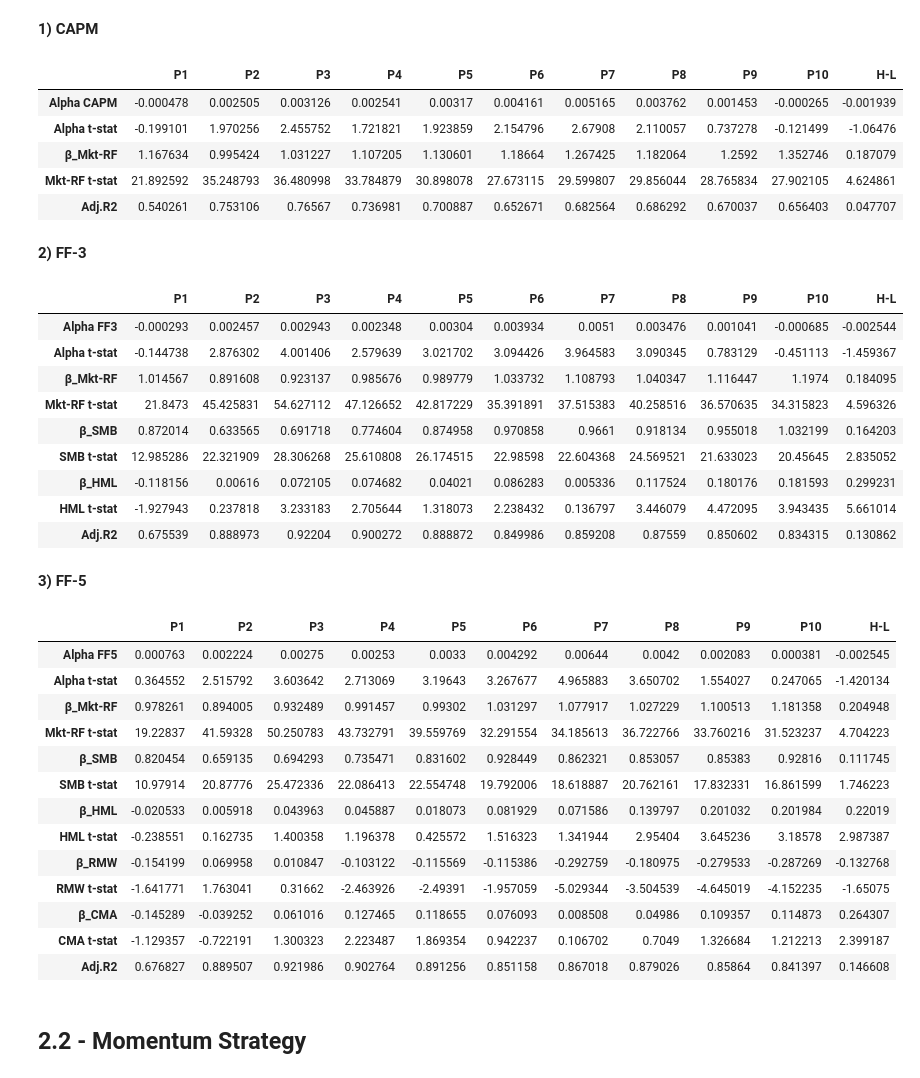
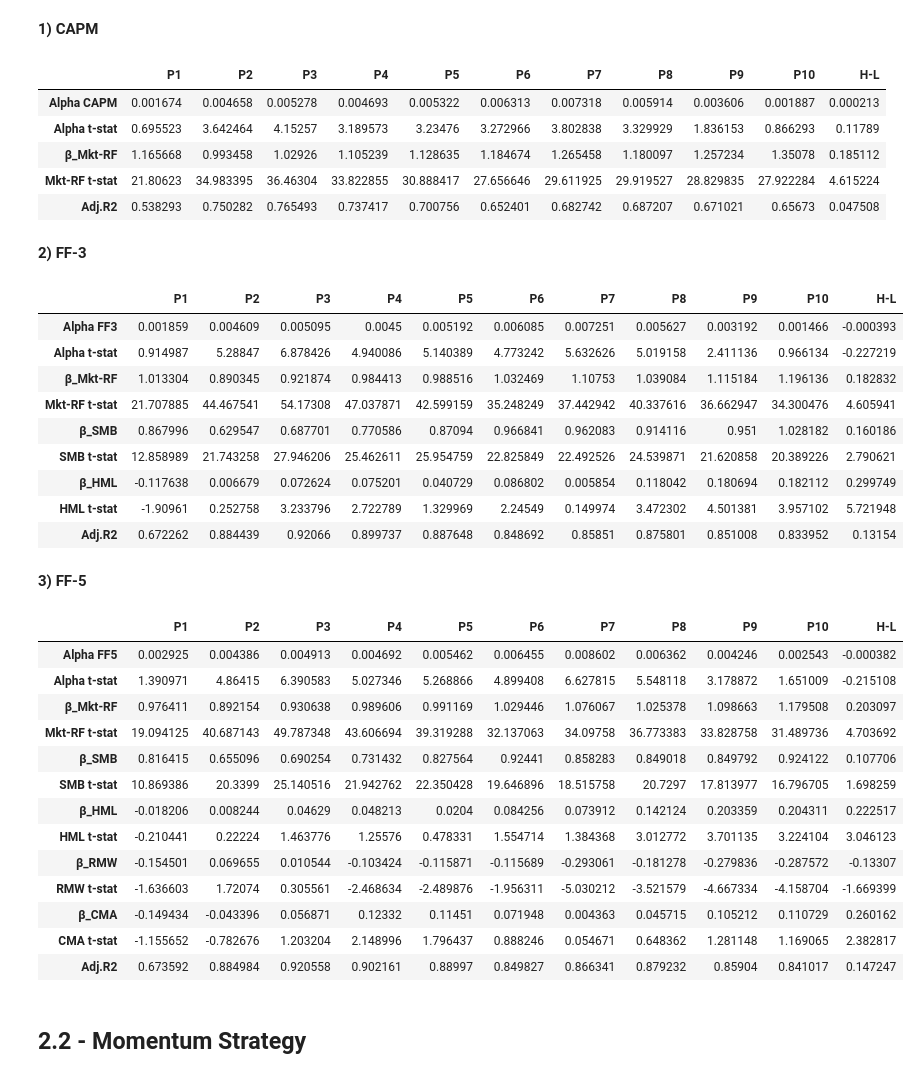
Before and after one commit to Berga20/AdvInv-Project, a Jupyter notebook: Coding_equallyweighted.ipynb, the cells around one changed output. Drawn from its saved outputs; the diff is of its cells as text; code cells hidden in the pictures.

```diff
--- a/Coding_equallyweighted.ipynb
+++ b/Coding_equallyweighted.ipynb
@@ -40,7 +41,7 @@ FF_data = FF_data.drop("dateff", axis=1)
 FF_data.index = pd.to_datetime(FF_data.index, format="%Y-%m-%d").to_period('M')
 FF_data.rename_axis('date', inplace=True)
 # %%
-Acc_Data = pd.read_csv("Data/Acc_Data2.csv", header=0)
+Acc_Data = pd.read_csv("Data/Acc_Data.csv", header=0)
 Acc_Data = Acc_Data.rename(columns={'LPERMNO': 'PERMNO'})
 Acc_Data = Acc_Data.rename(columns={'datadate': 'date'})
 Acc_Data.drop_duplicates(subset=['PERMNO', 'date'], inplace=True, ignore_index=True)
@@ -329,11 +330,11 @@ Acc_Data
 | 236394 | 351038 | 2022 | INDL | C | D | STD | USD | 1.5282 | 0.000 | 0.000 | -3.90 | ... |
 236395 rows × 18 columns
 # %%
-portfolio_df = compute_deciles_port_equally(merged_df)
-portfolio_df['H-L'] = portfolio_df['P10'] - portfolio_df['P1']
-portfolio_df.index = pd.to_datetime(portfolio_df.index, format="%Y-%m-%d").to_period('M')
-portfolio_df = portfolio_df["1990":]
-portfolio_df
+portfolio_Q = compute_deciles_port_equally(merged_df)
+portfolio_Q['H-L'] = portfolio_Q['P10'] - portfolio_Q['P1']
+portfolio_Q.index = pd.to_datetime(portfolio_Q.index, format="%Y-%m-%d").to_period('M')
+portfolio_Q = portfolio_Q["1990":]
+portfolio_Q
 # %% [output]
 |  | P1 | P2 | P3 | P4 | P5 | P6 | P7 | P8 | P9 | P10 | H-L |
 | date |  |  |  |  |  |  |  |  |  |  |  |
@@ -355,7 +356,7 @@ portfolio_df
 After forming the portfolios, we first compute excess returns (by subtracting the rf column of the FF data) and then merge the two dataframes in a single one.
 # %%
 rf = FF_data['rf']
-portfolio_df = portfolio_df.sub(rf, axis=0)
+portfolio_df = portfolio_Q.sub(rf, axis=0)
 portfolio_df
 
 Quality_FF = pd.concat([portfolio_df, FF_data], axis=1)
@@ -484,15 +402,15 @@ def CAPM_regression(portfolio_df, Quality_FF):
 
     return regression_results_CAPM
 # %%
-CAPM_Quality = CAPM_regression(portfolio_df,Quality_FF)
+CAPM_Quality = CAPM_regression(portfolio_Q, Quality_FF)
 CAPM_Quality
 # %% [output]
 |  | P1 | P2 | P3 | P4 | P5 | P6 | P7 | P8 | P9 | P10 | H-L |
-| Alpha CAPM | -0.000478 | 0.002505 | 0.003126 | 0.002541 | 0.00317 | 0.004161 | 0.005165 | 0.003762 | 0.001453 | -0.000265 | -0.001939 |
-| Alpha t-stat | -0.199101 | 1.970256 | 2.455752 | 1.721821 | 1.923859 | 2.154796 | 2.67908 | 2.110057 | 0.737278 | -0.121499 | -1.06476 |
-| β_Mkt-RF | 1.167634 | 0.995424 | 1.031227 | 1.107205 | 1.130601 | 1.18664 | 1.267425 | 1.182064 | 1.2592 | 1.352746 | 0.187079 |
-| Mkt-RF t-stat | 21.892592 | 35.248793 | 36.480998 | 33.784879 | 30.898078 | 27.673115 | 29.599807 | 29.856044 | 28.765834 | 27.902105 | 4.624861 |
-| Adj.R2 | 0.540261 | 0.753106 | 0.76567 | 0.736981 | 0.700887 | 0.652671 | 0.682564 | 0.686292 | 0.670037 | 0.656403 | 0.047707 |
+| Alpha CAPM | 0.001674 | 0.004658 | 0.005278 | 0.004693 | 0.005322 | 0.006313 | 0.007318 | 0.005914 | 0.003606 | 0.001887 | 0.000213 |
+| Alpha t-stat | 0.695523 | 3.642464 | 4.15257 | 3.189573 | 3.23476 | 3.272966 | 3.802838 | 3.329929 | 1.836153 | 0.866293 | 0.11789 |
+| β_Mkt-RF | 1.165668 | 0.993458 | 1.02926 | 1.105239 | 1.128635 | 1.184674 | 1.265458 | 1.180097 | 1.257234 | 1.35078 | 0.185112 |
+| Mkt-RF t-stat | 21.80623 | 34.983395 | 36.46304 | 33.822855 | 30.888417 | 27.656646 | 29.611925 | 29.919527 | 28.829835 | 27.922284 | 4.615224 |
+| Adj.R2 | 0.538293 | 0.750282 | 0.765493 | 0.737417 | 0.700756 | 0.652401 | 0.682742 | 0.687207 | 0.671021 | 0.65673 | 0.047508 |
 # %% [markdown]
 **2) FF-3**
 # %%
@@ -522,19 +440,19 @@ def FF3_regression(portfolio_df, Quality_FF):
 
     return regression_results_FF3
 # %%
-FF3_Quality = FF3_regression(portfolio_df, Quality_FF)
+FF3_Quality = FF3_regression(portfolio_Q, Quality_FF)
 FF3_Quality
 # %% [output]
 |  | P1 | P2 | P3 | P4 | P5 | P6 | P7 | P8 | P9 | P10 | H-L |
-| Alpha FF3 | -0.000293 | 0.002457 | 0.002943 | 0.002348 | 0.00304 | 0.003934 | 0.0051 | 0.003476 | 0.001041 | -0.000685 | -0.002544 |
-| Alpha t-stat | -0.144738 | 2.876302 | 4.001406 | 2.579639 | 3.021702 | 3.094426 | 3.964583 | 3.090345 | 0.783129 | -0.451113 | -1.459367 |
-| β_Mkt-RF | 1.014567 | 0.891608 | 0.923137 | 0.985676 | 0.989779 | 1.033732 | 1.108793 | 1.040347 | 1.116447 | 1.1974 | 0.184095 |
-| Mkt-RF t-stat | 21.8473 | 45.425831 | 54.627112 | 47.126652 | 42.817229 | 35.391891 | 37.515383 | 40.258516 | 36.570635 | 34.315823 | 4.596326 |
-| β_SMB | 0.872014 | 0.633565 | 0.691718 | 0.774604 | 0.874958 | 0.970858 | 0.9661 | 0.918134 | 0.955018 | 1.032199 | 0.164203 |
-| SMB t-stat | 12.985286 | 22.321909 | 28.306268 | 25.610808 | 26.174515 | 22.98598 | 22.604368 | 24.569521 | 21.633023 | 20.45645 | 2.835052 |
-| β_HML | -0.118156 | 0.00616 | 0.072105 | 0.074682 | 0.04021 | 0.086283 | 0.005336 | 0.117524 | 0.180176 | 0.181593 | 0.299231 |
-| HML t-stat | -1.927943 | 0.237818 | 3.233183 | 2.705644 | 1.318073 | 2.238432 | 0.136797 | 3.446079 | 4.472095 | 3.943435 | 5.661014 |
-| Adj.R2 | 0.675539 | 0.888973 | 0.92204 | 0.900272 | 0.888872 | 0.849986 | 0.859208 | 0.87559 | 0.850602 | 0.834315 | 0.130862 |
+| Alpha FF3 | 0.001859 | 0.004609 | 0.005095 | 0.0045 | 0.005192 | 0.006085 | 0.007251 | 0.005627 | 0.003192 | 0.001466 | -0.000393 |
+| Alpha t-stat | 0.914987 | 5.28847 | 6.878426 | 4.940086 | 5.140389 | 4.773242 | 5.632626 | 5.019158 | 2.411136 | 0.966134 | -0.227219 |
+| β_Mkt-RF | 1.013304 | 0.890345 | 0.921874 | 0.984413 | 0.988516 | 1.032469 | 1.10753 | 1.039084 | 1.115184 | 1.196136 | 0.182832 |
+| Mkt-RF t-stat | 21.707885 | 44.467541 | 54.17308 | 47.037871 | 42.599159 | 35.248249 | 37.442942 | 40.337616 | 36.662947 | 34.300476 | 4.605941 |
+| β_SMB | 0.867996 | 0.629547 | 0.687701 | 0.770586 | 0.87094 | 0.966841 | 0.962083 | 0.914116 | 0.951 | 1.028182 | 0.160186 |
+| SMB t-stat | 12.858989 | 21.743258 | 27.946206 | 25.462611 | 25.954759 | 22.825849 | 22.492526 | 24.539871 | 21.620858 | 20.389226 | 2.790621 |
+| β_HML | -0.117638 | 0.006679 | 0.072624 | 0.075201 | 0.040729 | 0.086802 | 0.005854 | 0.118042 | 0.180694 | 0.182112 | 0.299749 |
+| HML t-stat | -1.90961 | 0.252758 | 3.233796 | 2.722789 | 1.329969 | 2.24549 | 0.149974 | 3.472302 | 4.501381 | 3.957102 | 5.721948 |
+| Adj.R2 | 0.672262 | 0.884439 | 0.92066 | 0.899737 | 0.887648 | 0.848692 | 0.85851 | 0.875801 | 0.851008 | 0.833952 | 0.13154 |
 # %% [markdown]
 **3) FF-5**
 # %%
@@ -568,23 +486,23 @@ def FF5_regression(portfolio_df, Quality_FF):
 
     return regression_results_FF5
 # %%
-FF5_Quality = FF5_regression(portfolio_df, Quality_FF)
+FF5_Quality = FF5_regression(portfolio_Q, Quality_FF)
 FF5_Quality
 # %% [output]
 |  | P1 | P2 | P3 | P4 | P5 | P6 | P7 | P8 | P9 | P10 | H-L |
-| Alpha FF5 | 0.000763 | 0.002224 | 0.00275 | 0.00253 | 0.0033 | 0.004292 | 0.00644 | 0.0042 | 0.002083 | 0.000381 | -0.002545 |
-| Alpha t-stat | 0.364552 | 2.515792 | 3.603642 | 2.713069 | 3.19643 | 3.267677 | 4.965883 | 3.650702 | 1.554027 | 0.247065 | -1.420134 |
-| β_Mkt-RF | 0.978261 | 0.894005 | 0.932489 | 0.991457 | 0.99302 | 1.031297 | 1.077917 | 1.027229 | 1.100513 | 1.181358 | 0.204948 |
-| Mkt-RF t-stat | 19.22837 | 41.59328 | 50.250783 | 43.732791 | 39.559769 | 32.291554 | 34.185613 | 36.722766 | 33.760216 | 31.523237 | 4.704223 |
-| β_SMB | 0.820454 | 0.659135 | 0.694293 | 0.735471 | 0.831602 | 0.928449 | 0.862321 | 0.853057 | 0.85383 | 0.92816 | 0.111745 |
-| SMB t-stat | 10.97914 | 20.87776 | 25.472336 | 22.086413 | 22.554748 | 19.792006 | 18.618887 | 20.762161 | 17.832331 | 16.861599 | 1.746223 |
-| β_HML | -0.020533 | 0.005918 | 0.043963 | 0.045887 | 0.018073 | 0.081929 | 0.071586 | 0.139797 | 0.201032 | 0.201984 | 0.22019 |
-| HML t-stat | -0.238551 | 0.162735 | 1.400358 | 1.196378 | 0.425572 | 1.516323 | 1.341944 | 2.95404 | 3.645236 | 3.18578 | 2.987387 |
-| β_RMW | -0.154199 | 0.069958 | 0.010847 | -0.103122 | -0.115569 | -0.115386 | -0.292759 | -0.180975 | -0.279533 | -0.287269 | -0.132768 |
-| RMW t-stat | -1.641771 | 1.763041 | 0.31662 | -2.463926 | -2.49391 | -1.957059 | -5.029344 | -3.504539 | -4.645019 | -4.152235 | -1.65075 |
-| β_CMA | -0.145289 | -0.039252 | 0.061016 | 0.127465 | 0.118655 | 0.076093 | 0.008508 | 0.04986 | 0.109357 | 0.114873 | 0.264307 |
-| CMA t-stat | -1.129357 | -0.722191 | 1.300323 | 2.223487 | 1.869354 | 0.942237 | 0.106702 | 0.7049 | 1.326684 | 1.212213 | 2.399187 |
-| Adj.R2 | 0.676827 | 0.889507 | 0.921986 | 0.902764 | 0.891256 | 0.851158 | 0.867018 | 0.879026 | 0.85864 | 0.841397 | 0.146608 |
+| Alpha FF5 | 0.002925 | 0.004386 | 0.004913 | 0.004692 | 0.005462 | 0.006455 | 0.008602 | 0.006362 | 0.004246 | 0.002543 | -0.000382 |
+| Alpha t-stat | 1.390971 | 4.86415 | 6.390583 | 5.027346 | 5.268866 | 4.899408 | 6.627815 | 5.548118 | 3.178872 | 1.651009 | -0.215108 |
+| β_Mkt-RF | 0.976411 | 0.892154 | 0.930638 | 0.989606 | 0.991169 | 1.029446 | 1.076067 | 1.025378 | 1.098663 | 1.179508 | 0.203097 |
+| Mkt-RF t-stat | 19.094125 | 40.687143 | 49.787348 | 43.606694 | 39.319288 | 32.137063 | 34.09758 | 36.773383 | 33.828758 | 31.489736 | 4.703692 |
+| β_SMB | 0.816415 | 0.655096 | 0.690254 | 0.731432 | 0.827564 | 0.92441 | 0.858283 | 0.849018 | 0.849792 | 0.924122 | 0.107706 |
+| SMB t-stat | 10.869386 | 20.3399 | 25.140516 | 21.942762 | 22.350428 | 19.646896 | 18.515758 | 20.7297 | 17.813977 | 16.796705 | 1.698259 |
+| β_HML | -0.018206 | 0.008244 | 0.04629 | 0.048213 | 0.0204 | 0.084256 | 0.073912 | 0.142124 | 0.203359 | 0.204311 | 0.222517 |
+| HML t-stat | -0.210441 | 0.22224 | 1.463776 | 1.25576 | 0.478331 | 1.554714 | 1.384368 | 3.012772 | 3.701135 | 3.224104 | 3.046123 |
+| β_RMW | -0.154501 | 0.069655 | 0.010544 | -0.103424 | -0.115871 | -0.115689 | -0.293061 | -0.181278 | -0.279836 | -0.287572 | -0.13307 |
+| RMW t-stat | -1.636603 | 1.72074 | 0.305561 | -2.468634 | -2.489876 | -1.956311 | -5.030212 | -3.521579 | -4.667334 | -4.158704 | -1.669399 |
+| β_CMA | -0.149434 | -0.043396 | 0.056871 | 0.12332 | 0.11451 | 0.071948 | 0.004363 | 0.045715 | 0.105212 | 0.110729 | 0.260162 |
+| CMA t-stat | -1.155652 | -0.782676 | 1.203204 | 2.148996 | 1.796437 | 0.888246 | 0.054671 | 0.648362 | 1.281148 | 1.169065 | 2.382817 |
+| Adj.R2 | 0.673592 | 0.884984 | 0.920558 | 0.902161 | 0.88997 | 0.849827 | 0.866341 | 0.879232 | 0.85904 | 0.841017 | 0.147247 |
 # %% [markdown]
 ## 2.2 - Momentum Strategy
 # %%
```
Also changed, not shown: parts of 59 cells of this notebook, 1 other file.
